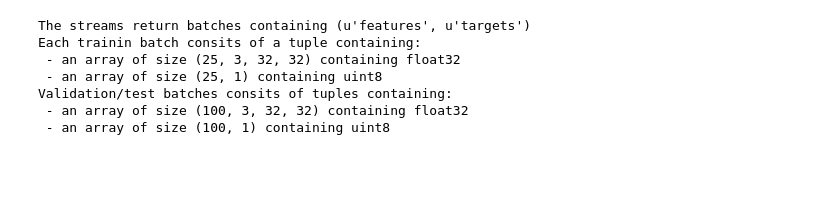
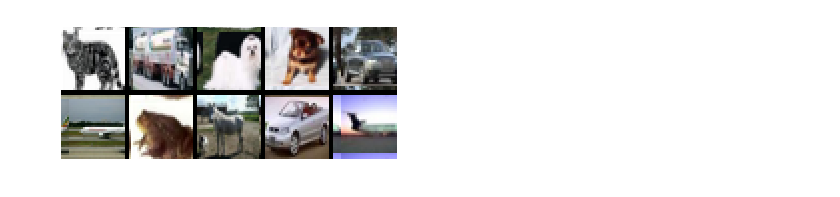
Before and after one commit to gjurdzinski/nn_cifar10, a Jupyter notebook: project.ipynb, the cells around one changed output. Saved outputs shown, nothing was run; the diff lists cells and outputs as text; code cells hidden in the pictures; blank space fills up the shorter version.

```diff
--- a/project.ipynb
+++ b/project.ipynb
@@ -45,21 +56,3 @@ cifar10_test_stream = DataStream.default_stream(
-# %%
-print "The streams return batches containing %s" % (cifar10_train_stream.sources,)
-
-print "Each trainin batch consits of a tuple containing:"
-for element in next(cifar10_train_stream.get_epoch_iterator()):
-    print " - an array of size %s containing %s" % (element.shape, element.dtype)
-
-print "Validation/test batches consits of tuples containing:"
-for element in next(cifar10_test_stream.get_epoch_iterator()):
-    print " - an array of size %s containing %s" % (element.shape, element.dtype)
-# %% [output]
-The streams return batches containing (u'features', u'targets')
-Each trainin batch consits of a tuple containing:
- - an array of size (25, 3, 32, 32) containing float32
- - an array of size (25, 1) containing uint8
-Validation/test batches consits of tuples containing:
- - an array of size (100, 3, 32, 32) containing float32
- - an array of size (100, 1) containing uint8
 # %%
 #
 # These are taken from https://github.com/mila-udem/blocks
@@ -270,6 +281,47 @@ class Predict(Layer):
 
     def name(self):
         return "Prediction layer"
+# %%
+class Transform(object):
+    def __init__(self, rng=None):
+        if rng == None:
+            rng = numpy.random
+        self.rng = rng
+
+    def transform(self, X):
+        return X
+
+    def name(self):
+        return "Identity transformation"
+
+class Shift(Transform):
+    def __init__(self, shift_size=4, **kwargs):
+        super(Shift, self).__init__(**kwargs)
+        self.shift_size = shift_size
+
+    def transform(self, X):
+        res = X
+        for i in xrange(res.shape[0]):
+            res[i] = np.roll(res[i], self.rng.randint(-self.shift_size, self.shift_size + 1), axis=1)
+            res[i] = np.roll(res[i], self.rng.randint(-self.shift_size, self.shift_size + 1), axis=2)
+        return res
+
+    def name(self):
+        return "Random shift by %d" % self.shift.size
+
+trans = [trans() for trans in Transform.__subclasses__()]
+def random_transform(X_batch):
+    global trans
+    return trans[np.random.randint(0, len(trans))].transform(X_batch)
+
+# example of transformation
+for X_batch, Y_batch in cifar10_train_stream.get_epoch_iterator():
+    X = X_batch
+    break
+X = random_transform(X[:10])
+plot_mat(X, cmap='gray')
+# %% [output]
+[figure, added]
 # %%
 class FeedForwardNet(object):
     def __init__(self, layers=None):
```
Also changed, not shown: parts of 12 cells of this notebook.
